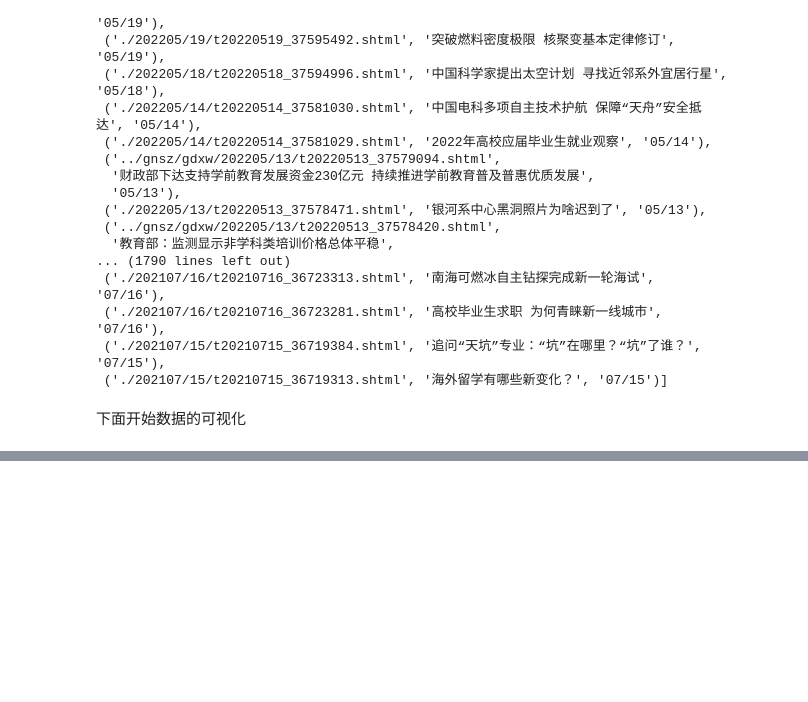
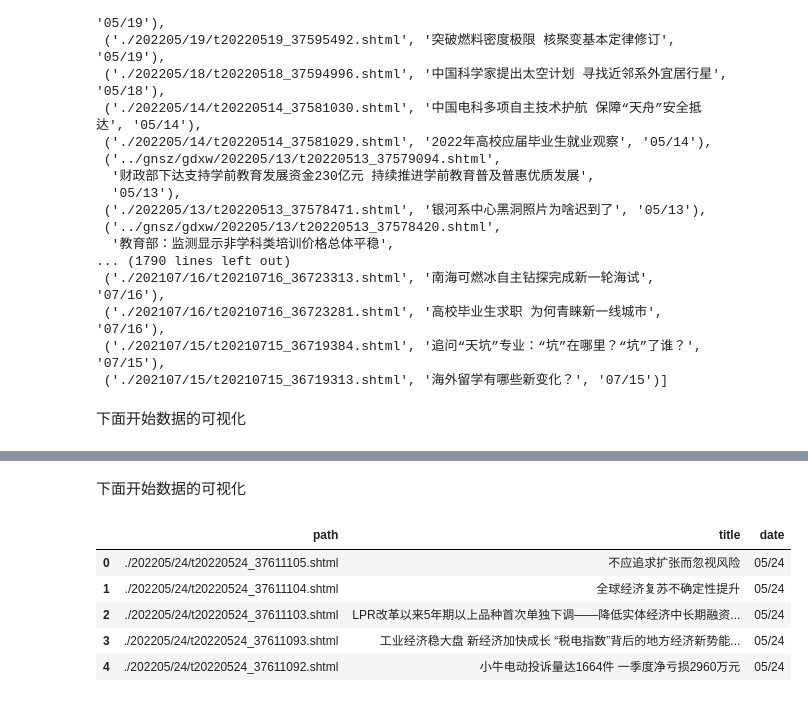
Before and after one commit to YCCDSZXH/PythonNews, a Jupyter notebook: 01.ipynb, the cells around one changed output, grey strips where cells are left out. Drawn from its saved outputs; the diff is of its cells as text; code cells hidden in the pictures; blank space fills up the shorter version.

```diff
--- a/01.ipynb
+++ b/01.ipynb
@@ -429,0 +497,15 @@ findfont: Font family ['sans-serif'] not found. Falling back to DejaVu Sans.
+# %% [markdown]
+下面开始数据的可视化
+# %%
+# 读取数据
+# pd.set_option("display.unicode.ambiguous_as_wide", True)
+# pd.set_option("display.unicode.east_asian_width", True)
+df = pd.read_csv("content2.csv", names=["path", "title", "date"])
+df.head()
+# %% [output]
+|  | path | title | date |
+| 0 | ./202205/24/t20220524_37611105.shtml | 不应追求扩张而忽视风险 | 05/24 |
+| 1 | ./202205/24/t20220524_37611104.shtml | 全球经济复苏不确定性提升 | 05/24 |
+| 2 | ./202205/24/t20220524_37611103.shtml | LPR改革以来5年期以上品种首次单独下调――降低实体经济中长期融资... | 05/24 |
+| 3 | ./202205/24/t20220524_37611093.shtml | 工业经济稳大盘 新经济加快成长 “税电指数”背后的地方经济新势能... | 05/24 |
+| 4 | ./202205/24/t20220524_37611092.shtml | 小牛电动投诉量达1664件 一季度净亏损2960万元 | 05/24 |
```
Also changed, not shown: parts of 14 cells of this notebook, 2 other files.
